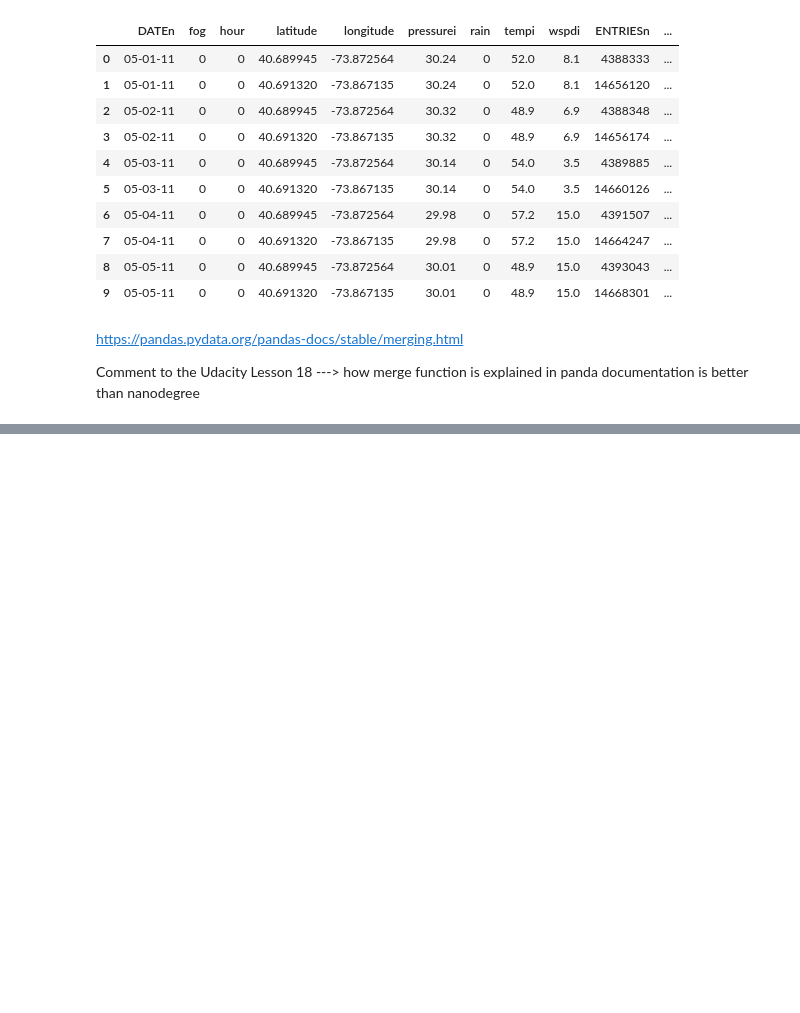
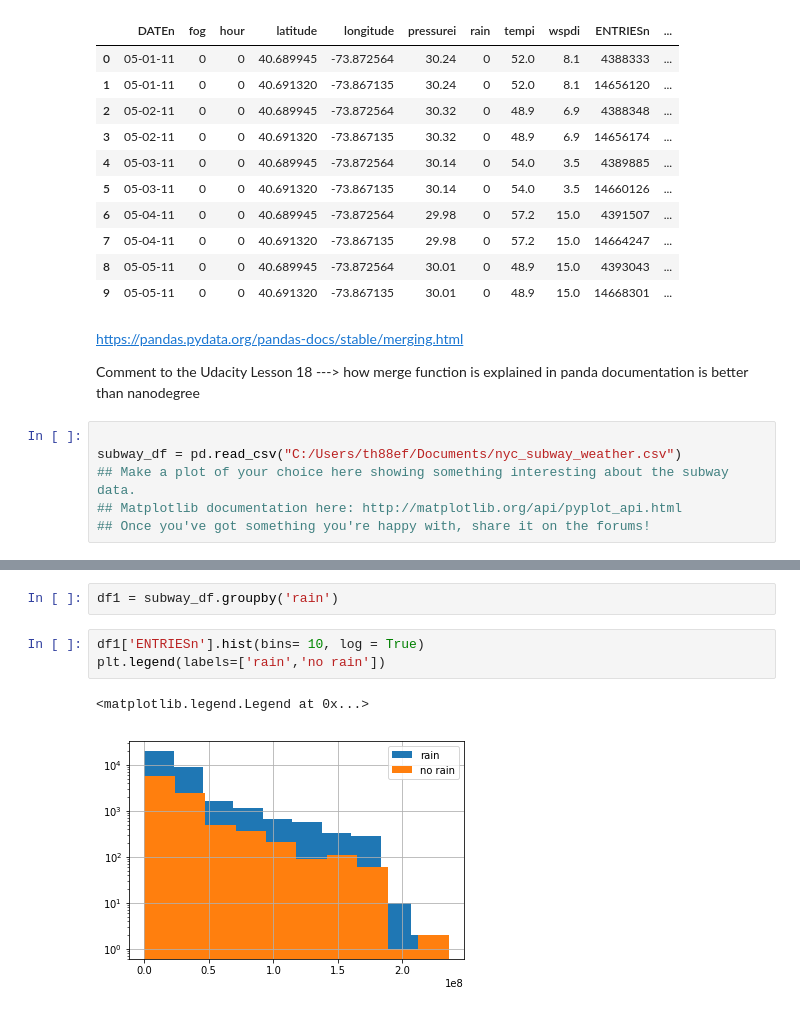
Before and after one commit to fernikalo/project_nano, a Jupyter notebook: 02_Investigate_a_dataset/Lesson_5/Subway_Weather_data_analysis.ipynb, the cells around one changed output, grey strips where cells are left out. Saved outputs shown, nothing was run; the diff lists cells and outputs as text; blank space fills up the shorter version.

```diff
--- a/02_Investigate_a_dataset/Lesson_5/Subway_Weather_data_analysis.ipynb
+++ b/02_Investigate_a_dataset/Lesson_5/Subway_Weather_data_analysis.ipynb
@@ -670,3 +670,9 @@ https://pandas.pydata.org/pandas-docs/stable/merging.html
 
 Comment to the Udacity Lesson 18 ---> how merge function is explained in panda documentation is
 better than nanodegree
+# %%
+
+subway_df = pd.read_csv("C:/Users/th88ef/Documents/nyc_subway_weather.csv")
+## Make a plot of your choice here showing something interesting about the subway data.
+## Matplotlib documentation here: http://matplotlib.org/api/pyplot_api.html
+## Once you've got something you're happy with, share it on the forums!
@@ -672,0 +686,8 @@ better than nanodegree
+# %%
+df1 = subway_df.groupby('rain')
+# %%
+df1['ENTRIESn'].hist(bins= 10, log = True)
+plt.legend(labels=['rain','no rain'])
+# %% [output]
+<matplotlib.legend.Legend at 0x...>
+[figure, added]
```
Also changed, not shown: parts of 5 cells of this notebook, 12 other files.
